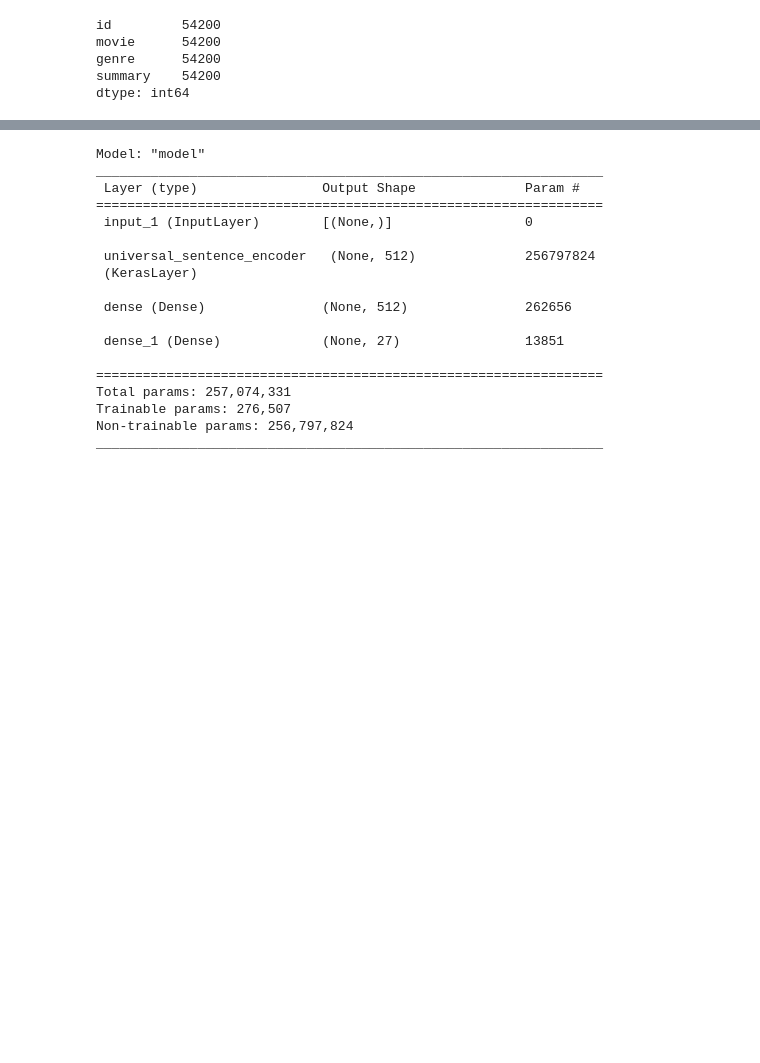
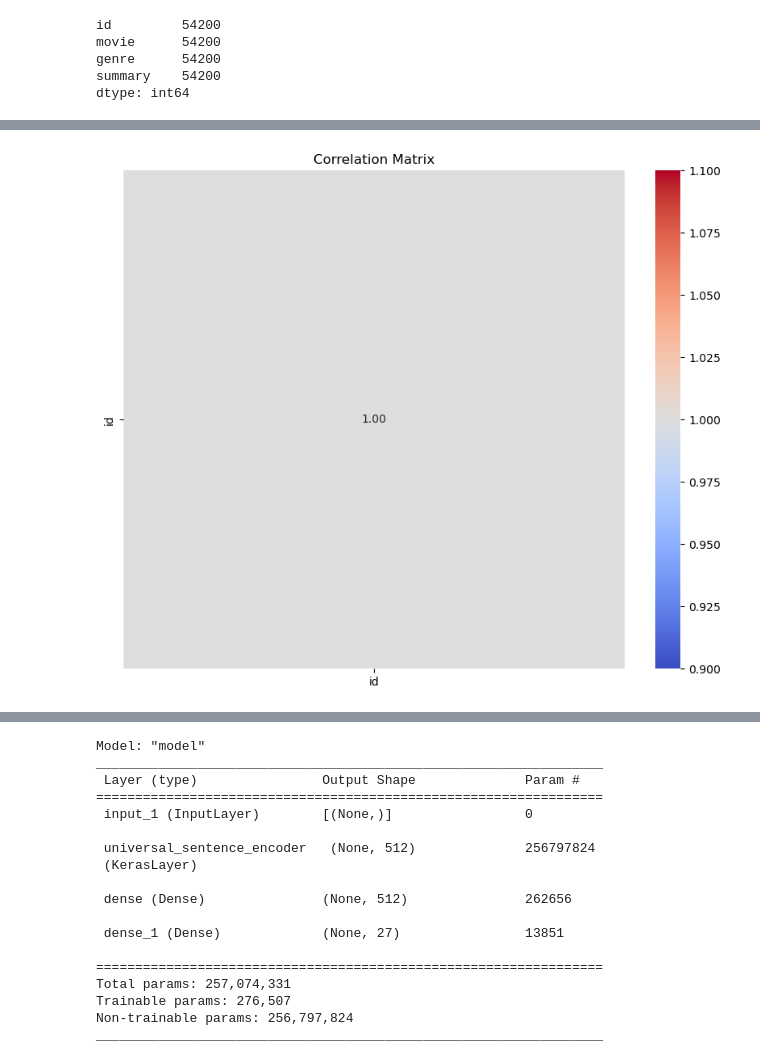
Before and after one commit to mayarswilam/CODE-SOFT, a Jupyter notebook: film-genre.ipynb, the cells around one changed output, grey strips where cells are left out. Saved outputs shown, nothing was run; the diff lists cells and outputs as text; code cells hidden in the pictures; blank space fills up the shorter version.

```diff
--- a/film-genre.ipynb
+++ b/film-genre.ipynb
@@ -181,0 +193,20 @@ sns.countplot(y='genre',data=train_df)
+# %%
+import pandas as pd
+import matplotlib.pyplot as plt
+import seaborn as sns
+
+# Assuming you've already read and processed your train_df DataFrame
+
+# Select numerical columns for correlation analysis
+numerical_columns = train_df.select_dtypes(include=['int64', 'float64']).columns
+
+# Calculate the correlation matrix
+correlation_matrix = train_df[numerical_columns].corr()
+
+# Create a heatmap of the correlation matrix
+plt.figure(figsize=(10, 8))
+sns.heatmap(correlation_matrix, annot=True, cmap='coolwarm', fmt=".2f")
+plt.title('Correlation Matrix')
+plt.show()
+# %% [output]
+[figure, added]
```
Also changed, not shown: parts of 13 cells of this notebook.
